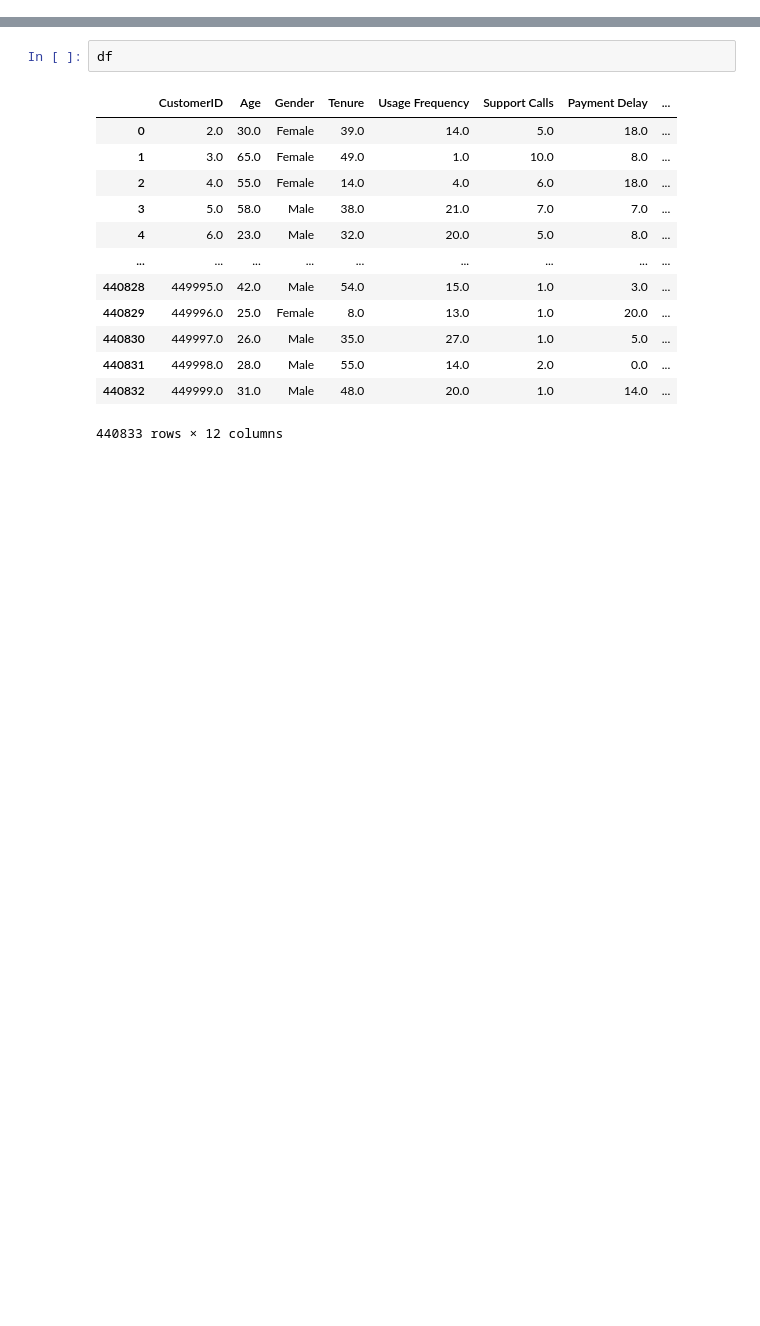
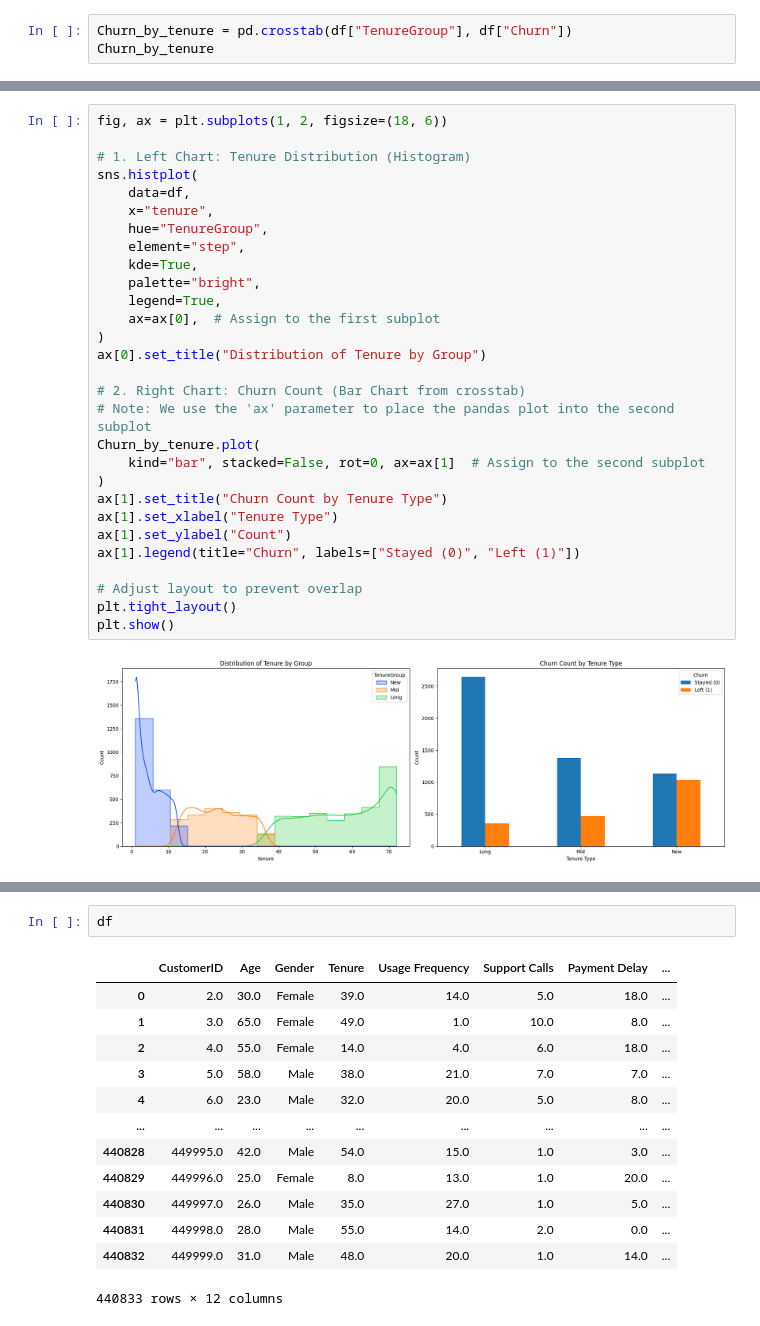
Before and after one commit to pritc2611/Customer-ChurnGuard, a Jupyter notebook: telo_churn.ipynb, the cells around one changed output, grey strips where cells are left out. Saved outputs shown, nothing was run; the diff lists cells and outputs as text; blank space fills up the shorter version.

```diff
--- a/telo_churn.ipynb
+++ b/telo_churn.ipynb
@@ -122,0 +177,3 @@ Index(['Gender', 'Subscription Type', 'Contract Length'], dtype='object')
+# %%
+Churn_by_tenure = pd.crosstab(df["TenureGroup"], df["Churn"])
+Churn_by_tenure
@@ -122,0 +186,31 @@ Index(['Gender', 'Subscription Type', 'Contract Length'], dtype='object')
+# %%
+fig, ax = plt.subplots(1, 2, figsize=(18, 6))
+
+# 1. Left Chart: Tenure Distribution (Histogram)
+sns.histplot(
+    data=df,
+    x="tenure",
+    hue="TenureGroup",
+    element="step",
+    kde=True,
+    palette="bright",
+    legend=True,
+    ax=ax[0],  # Assign to the first subplot
+)
+ax[0].set_title("Distribution of Tenure by Group")
+
+# 2. Right Chart: Churn Count (Bar Chart from crosstab)
+# Note: We use the 'ax' parameter to place the pandas plot into the second subplot
+Churn_by_tenure.plot(
+    kind="bar", stacked=False, rot=0, ax=ax[1]  # Assign to the second subplot
+)
+ax[1].set_title("Churn Count by Tenure Type")
+ax[1].set_xlabel("Tenure Type")
+ax[1].set_ylabel("Count")
+ax[1].legend(title="Churn", labels=["Stayed (0)", "Left (1)"])
+
+# Adjust layout to prevent overlap
+plt.tight_layout()
+plt.show()
+# %% [output]
+[figure, added]
```
Also changed, not shown: parts of 201 cells of this notebook, 21 other files.
